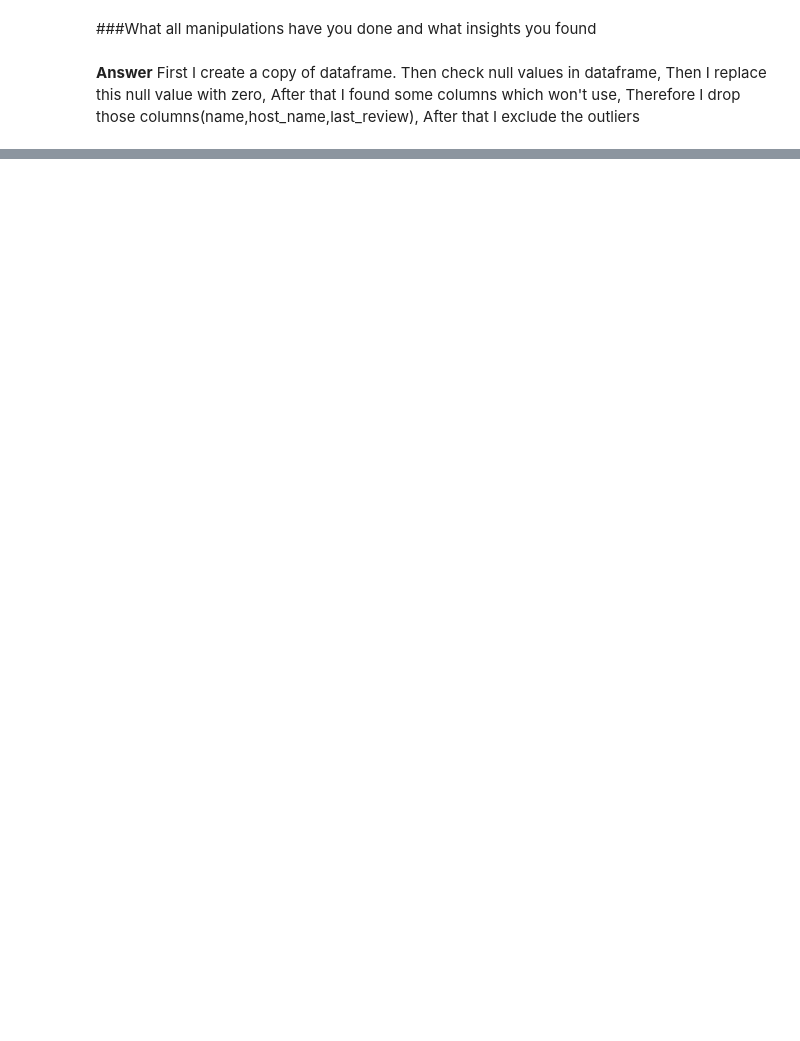
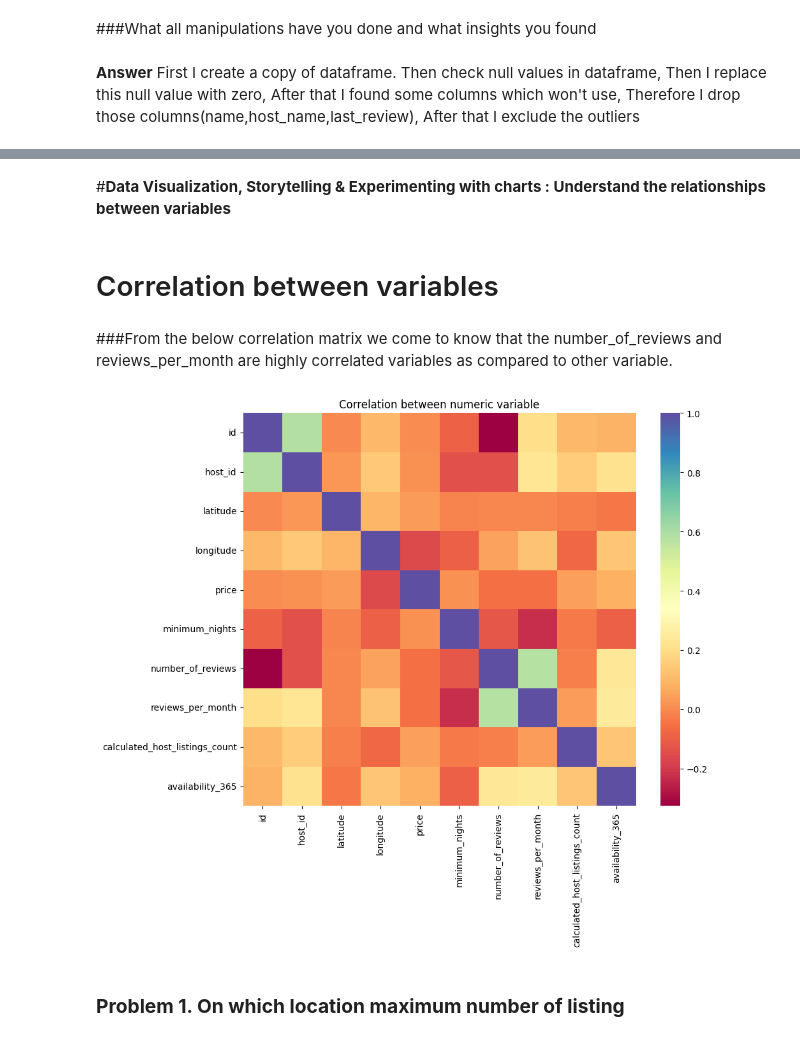
Before and after one commit to David-Kumawat/Capstone_Project-AirBnb_Bookings_Analysis, a Jupyter notebook: Capstone_EDA_Project_AirBnb_Bookings_Analysis.ipynb, the cells around one changed output, grey strips where cells are left out. Cells and saved outputs as stored; diff of their text form; code cells hidden in the pictures; blank space fills up the shorter version.

```diff
--- a/Capstone_EDA_Project_AirBnb_Bookings_Analysis.ipynb
+++ b/Capstone_EDA_Project_AirBnb_Bookings_Analysis.ipynb
@@ -328,0 +342,18 @@ new_df.describe()
+# %% [markdown]
+#**Data Visualization, Storytelling & Experimenting with charts : Understand the relationships between variables**
+# %% [markdown]
+# Correlation between variables
+# %% [markdown]
+###From the below correlation matrix we come to know that the number_of_reviews and reviews_per_month are highly correlated variables as compared to other variable.
+# %%
+# Fixing the size for chart
+plt.figure(figsize=(10,8))
+
+sns.heatmap(new_df.corr(), cmap="Spectral", square=True)
+
+plt.title("Correlation between numeric variable")
+plt.show()
+# %% [output]
+[figure, added]
+# %% [markdown]
+### **Problem 1. On which location maximum number of listing**
```
Also changed, not shown: parts of 32 cells of this notebook.
